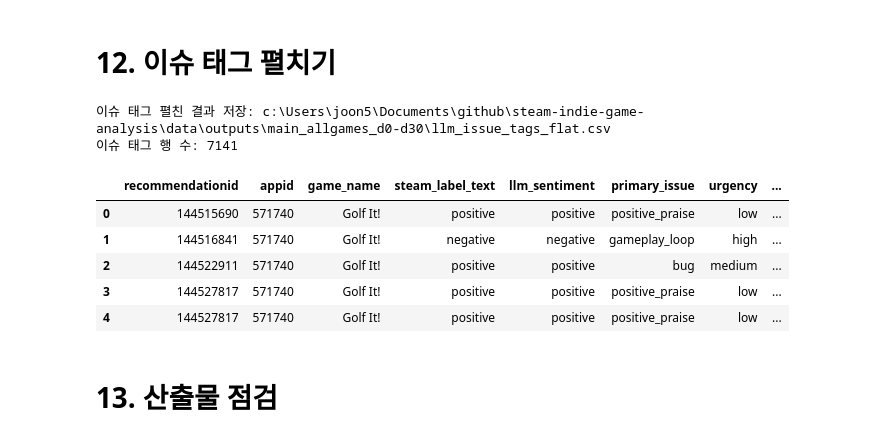
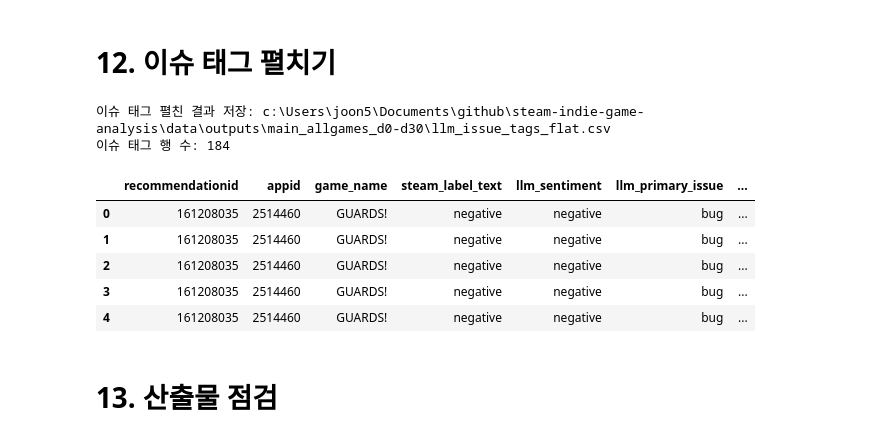
Before and after one commit to jinnyjinnyjinjin/steam-indie-game-analysis, a Jupyter notebook: src/notebooks/seoung/LLMtest/03_run_llm_allgames_analysi.ipynb, the cells around one changed output. Cells and saved outputs as stored; diff of their text form; code cells hidden in the pictures.

```diff
--- a/src/notebooks/seoung/LLMtest/03_run_llm_allgames_analysi.ipynb
+++ b/src/notebooks/seoung/LLMtest/03_run_llm_allgames_analysi.ipynb
@@ -215,7 +215,7 @@ Vertex 모델 생성: O
 # 실행 여부
 # ============================================================
 
-RUN_LLM = False
+RUN_LLM = True
 RESET_CHECKPOINT = False
 RUN_CHECK_CELLS = True
 
@@ -352,7 +352,7 @@ def safe_json_dumps(obj):
 
 def parse_issue_tags(value):
     """
-    issue_tags 값을 안정적으로 리스트[dict] 형태로 변환한다.
+    llm_issue_tags 값을 안정적으로 리스트[dict] 형태로 변환한다.
 
     가능한 입력 형태:
     - 이미 list인 경우
@@ -1026,7 +1035,7 @@ class SteamReviewAnalysis(BaseModel):
         description="1=매우 부정, 3=중립, 5=매우 긍정",
     )
 
-    primary_issue: Literal[
+    llm_primary_issue: Literal[
         "bug",                          # 버그, 오류, 비정상 동작
         "optimization",                 # 최적화 전반, 렉, 로딩, 프레임 저하
         "performance",                  # 성능, 사양, 프레임 관련 문제
@@ -1051,25 +1060,25 @@ class SteamReviewAnalysis(BaseModel):
     ] = Field(description="리뷰의 대표 이슈")
 
     # 리뷰 안에서 발견된 여러 세부 이슈 목록이다.
-    issue_tags: List[IssueTag] = Field(
+    llm_issue_tags: List[IssueTag] = Field(
         default_factory=list,
         description="리뷰에서 발견된 세부 이슈 목록",
     )
 
     # 개발사 입장에서 대응 긴급도다.
-    urgency: Literal["low", "medium", "high"] = Field(
+    llm_urgency_candidate: Literal["low", "medium", "high"] = Field(
         description="개선 필요도 또는 대응 긴급도"
     )
 
     # 리뷰 핵심 내용 요약이다.
-    summary: str = Field(
+    llm_review_summary: str = Field(
         description="리뷰 핵심 내용 요약",
         min_length=5,
         max_length=220,
     )
 
     # 개발사 관점의 후속 액션이다.
-    suggested_action: str = Field(
+    llm_suggested_action: str = Field(
         description="개발사 또는 운영자가 참고할 수 있는 개선 방향",
         min_length=5,
         max_length=260,
@@ -1627,30 +1642,30 @@ ISSUE_TAG_FLAT_COLUMNS = [
     "game_name",
     "steam_label_text",
     "llm_sentiment",
-    "primary_issue",
-    "urgency",
+    "llm_primary_issue",
+    "llm_urgency_candidate",
     "release_period",
     "playtime_at_review_hours",
     "votes_up",
     "weighted_vote_score",
-    "tag_category",
+    "llm_issue_category",
     "issue_name_kor",
-    "tag_sentiment",
-    "tag_evidence",
+    "llm_issue_sentiment",
+    "llm_issue_evidence",
 ]
 
 
 def flatten_issue_tags(df):
     """
-    리뷰별 issue_tags 리스트를 이슈 단위 행으로 펼친다.
+    리뷰별 llm_issue_tags 리스트를 이슈 단위 행으로 펼친다.
     """
     flat_rows = []
 
-    if len(df) == 0 or "issue_tags" not in df.columns:
+    if len(df) == 0 or "llm_issue_tags" not in df.columns:
         return pd.DataFrame(columns=ISSUE_TAG_FLAT_COLUMNS)
 
     for _, row in df.iterrows():
-        tags = row.get("issue_tags", [])
+        tags = row.get("llm_issue_tags", [])
 
         if isinstance(tags, str):
             try:
@@ -1665,45 +1680,45 @@ def flatten_issue_tags(df):
             if not isinstance(tag, dict):
                 continue
 
             category = tag.get("category")
             issue_name_kor = ISSUE_KR_MAP.get(category, category)
 
             flat_rows.append({
                 "recommendationid": row.get("recommendationid"),
                 "appid": row.get("appid"),
                 "game_name": row.get("game_name"),
                 "steam_label_text": row.get("steam_label_text"),
                 "llm_sentiment": row.get("llm_sentiment"),
-                "primary_issue": row.get("primary_issue"),
-                "urgency": row.get("urgency"),
+                "llm_primary_issue": row.get("llm_primary_issue"),
+                "llm_urgency_candidate": row.get("llm_urgency_candidate"),
                 "release_period": row.get("release_period"),
                 "playtime_at_review_hours": row.get("playtime_at_review_hours"),
                 "votes_up": row.get("votes_up"),
                 "weighted_vote_score": row.get("weighted_vote_score"),
-                "tag_category": category,
+                "llm_issue_category": category,
                 "issue_name_kor": issue_name_kor,
-                "tag_sentiment": tag.get("sentiment"),
-                "tag_evidence": tag.get("evidence"),
+                "llm_issue_sentiment": tag.get("sentiment"),
+                "llm_issue_evidence": tag.get("evidence"),
             })
 
     return pd.DataFrame(flat_rows, columns=ISSUE_TAG_FLAT_COLUMNS)
 
 
 df_issue_tags_flat = flatten_issue_tags(df_result)
 df_issue_tags_flat.to_csv(ISSUE_TAG_FLAT_PATH, index=False, encoding="utf-8-sig")
 
 print("이슈 태그 펼친 결과 저장:", ISSUE_TAG_FLAT_PATH)
 print("이슈 태그 행 수:", len(df_issue_tags_flat))
 display(df_issue_tags_flat.head())
 # %% [output]
 이슈 태그 펼친 결과 저장: c:\Users\joon5\Documents\github\steam-indie-game-analysis\data\outputs\main_allgames_d0-d30\llm_issue_tags_flat.csv
-이슈 태그 행 수: 7141
+이슈 태그 행 수: 184
-|  | recommendationid | appid | game_name | steam_label_text | llm_sentiment | primary_issue | urgency | ... |
-| 0 | 144515690 | 571740 | Golf It! | positive | positive | positive_praise | low | ... |
-| 1 | 144516841 | 571740 | Golf It! | negative | negative | gameplay_loop | high | ... |
-| 2 | 144522911 | 571740 | Golf It! | positive | positive | bug | medium | ... |
-| 3 | 144527817 | 571740 | Golf It! | positive | positive | positive_praise | low | ... |
-| 4 | 144527817 | 571740 | Golf It! | positive | positive | positive_praise | low | ... |
+|  | recommendationid | appid | game_name | steam_label_text | llm_sentiment | llm_primary_issue | ... |
+| 0 | 161208035 | 2514460 | GUARDS! | negative | negative | bug | ... |
+| 1 | 161208035 | 2514460 | GUARDS! | negative | negative | bug | ... |
+| 2 | 161208035 | 2514460 | GUARDS! | negative | negative | bug | ... |
+| 3 | 161208035 | 2514460 | GUARDS! | negative | negative | bug | ... |
+| 4 | 161208035 | 2514460 | GUARDS! | negative | negative | bug | ... |
 # %% [markdown]
 # 13. 산출물 점검
 # %%
```
Also changed, not shown: parts of 20 cells of this notebook, 2 other files.
